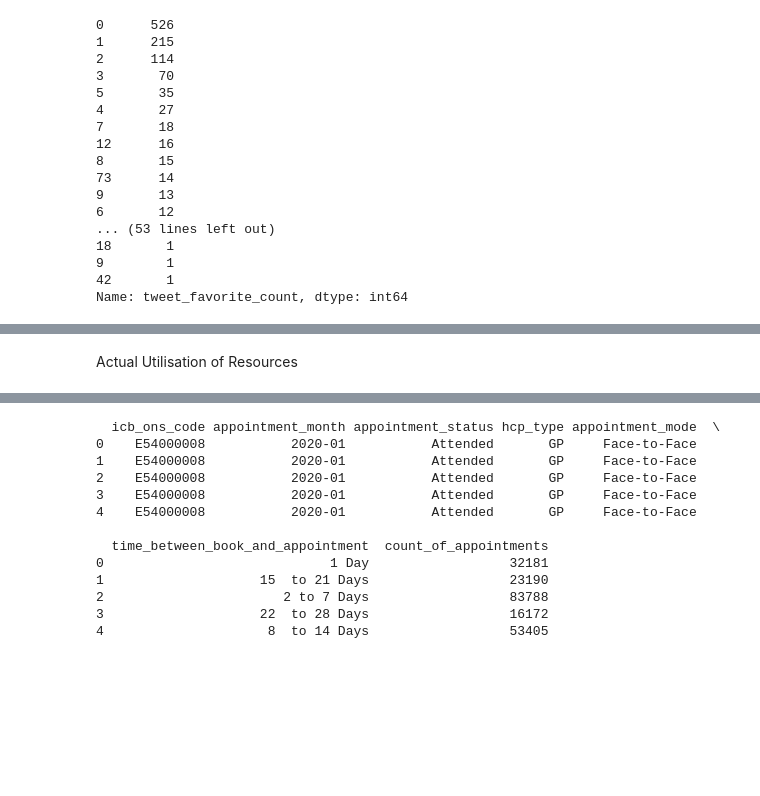
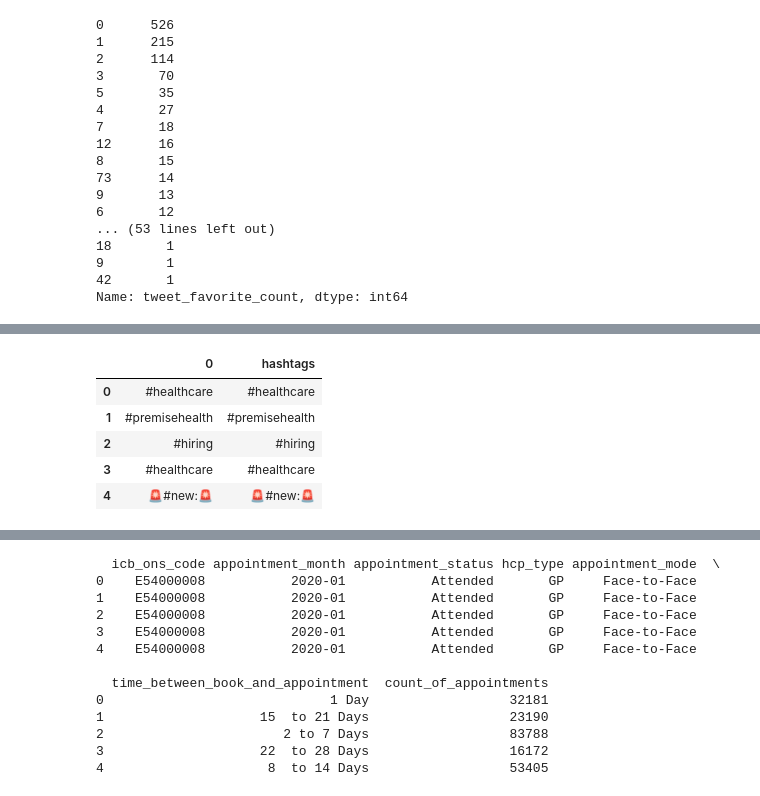
Before and after one commit to ClaireLLawrence/Lawrence_Claire_DA201_Assignment, a Jupyter notebook: Lawrence_Claire_DA201_Assignment_Notebook.ipynb, the cells around one changed output, grey strips where cells are left out. Saved outputs shown, nothing was run; the diff lists cells and outputs as text; code cells hidden in the pictures; blank space fills up the shorter version.

```diff
--- a/Lawrence_Claire_DA201_Assignment_Notebook.ipynb
+++ b/Lawrence_Claire_DA201_Assignment_Notebook.ipynb
@@ -1455,4 +1454,4 @@ for y in [x.split(' ') for x in tweets['tweet_full_text'].values]:
 # %%
 # The extracted tweets are counted and added to the empty list as a Series.
 
-tags = pd.Series(tags.value_counts())
+tags = pd.Series(tags)
@@ -1468,2 +1480,13 @@ tags.head(30)
-# %% [markdown]
-Actual Utilisation of Resources
+# %%
+# The series is converted to a DataFrame and tidied up:
+
+top_tweets['hashtags'] = pd.DataFrame(tags)
+
+top_tweets.head()
+# %% [output]
+|  | 0 | hashtags |
+| 0 | #healthcare | #healthcare |
+| 1 | #premisehealth | #premisehealth |
+| 2 | #hiring | #hiring |
+| 3 | #healthcare | #healthcare |
+| 4 | 🚨#new:🚨 | 🚨#new:🚨 |
```
Also changed, not shown: parts of 10 cells of this notebook.
